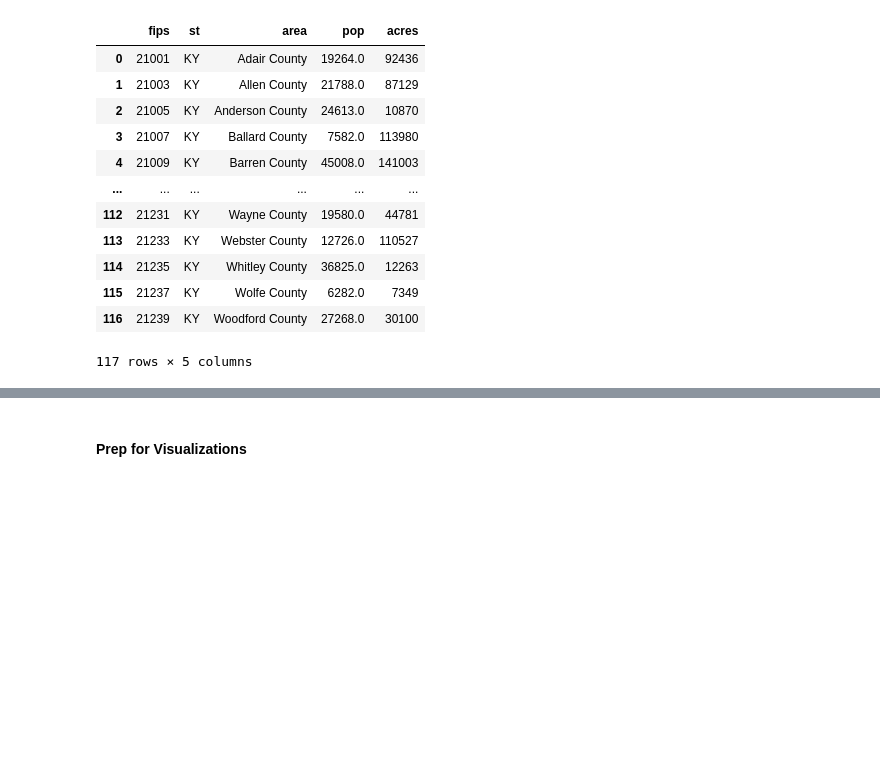
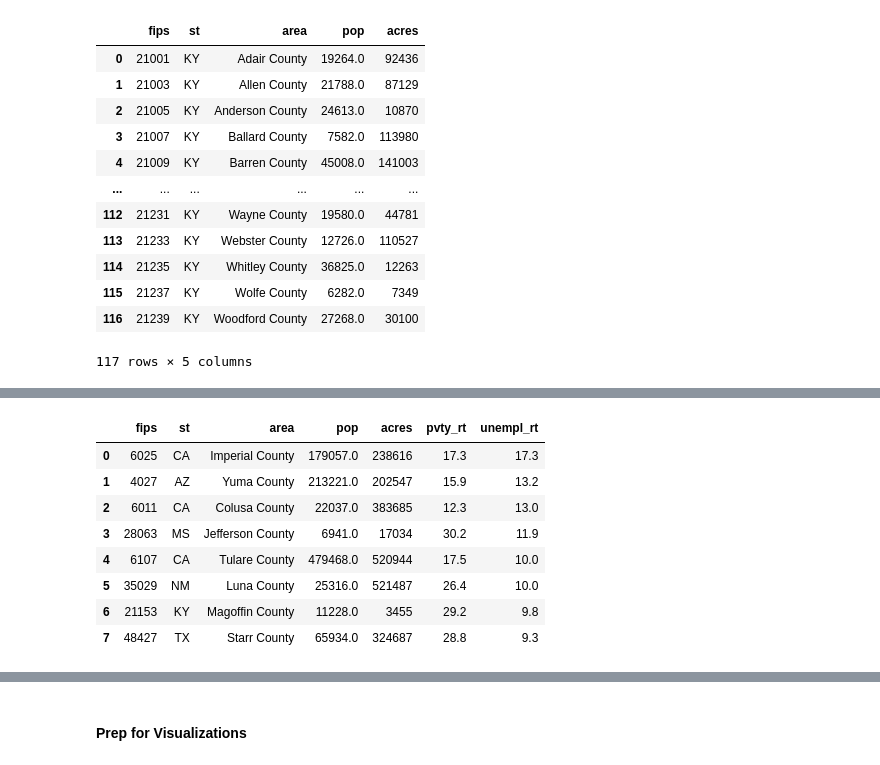
Before and after one commit to reppenp/Capstone_Project_Agri_Influence, a Jupyter notebook: workbook/agri_influence.ipynb, the cells around one changed output, grey strips where cells are left out. Saved outputs shown, nothing was run; the diff lists cells and outputs as text; code cells hidden in the pictures; blank space fills up the shorter version.

```diff
--- a/workbook/agri_influence.ipynb
+++ b/workbook/agri_influence.ipynb
@@ -779,0 +850,21 @@ pd.read_sql(query3, connection)
+# %%
+query4 = "SELECT fips, st, area, pop, acres, pvty_rt, unempl_rt FROM " \
+"(SELECT p.fips_code as fips, p.state as st, p.area_name as area, p.est_population as pop, c.farming_acres as acres, " \
+"y.poverty_rate as pvty_rt, u.unemployed_rate as unempl_rt " \
+"FROM population p " \
+"JOIN crop c ON c.fips_code = p.fips_code " \
+"JOIN poverty y ON y.fips_code = p.fips_code " \
+"JOIN unemployment u ON u.fips_code = p.fips_code) " \
+"ORDER BY unempl_rt DESC LIMIT 8; "
+
+pd.read_sql(query4, connection)
+# %% [output]
+|  | fips | st | area | pop | acres | pvty_rt | unempl_rt |
+| 0 | 6025 | CA | Imperial County | 179057.0 | 238616 | 17.3 | 17.3 |
+| 1 | 4027 | AZ | Yuma County | 213221.0 | 202547 | 15.9 | 13.2 |
+| 2 | 6011 | CA | Colusa County | 22037.0 | 383685 | 12.3 | 13.0 |
+| 3 | 28063 | MS | Jefferson County | 6941.0 | 17034 | 30.2 | 11.9 |
+| 4 | 6107 | CA | Tulare County | 479468.0 | 520944 | 17.5 | 10.0 |
+| 5 | 35029 | NM | Luna County | 25316.0 | 521487 | 26.4 | 10.0 |
+| 6 | 21153 | KY | Magoffin County | 11228.0 | 3455 | 29.2 | 9.8 |
+| 7 | 48427 | TX | Starr County | 65934.0 | 324687 | 28.8 | 9.3 |
```
Also changed, not shown: parts of 16 cells of this notebook, 1 other file.
